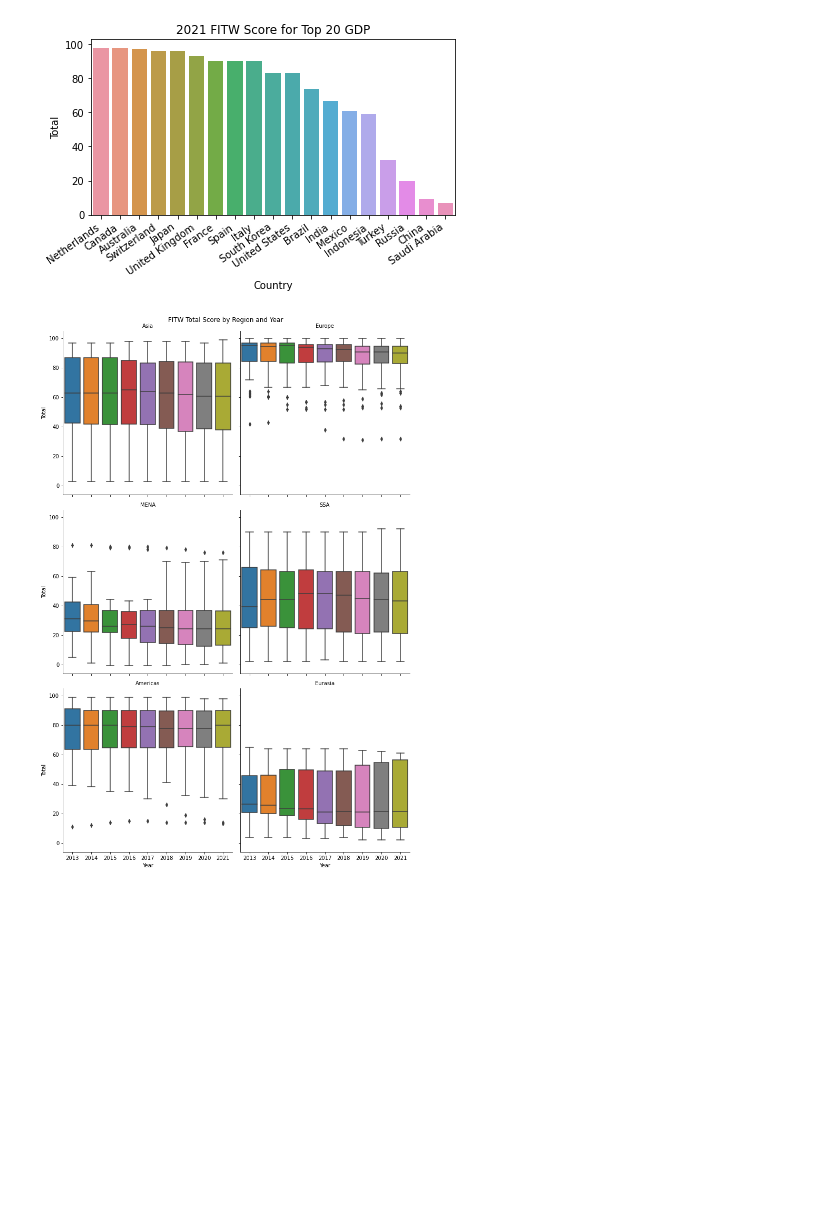
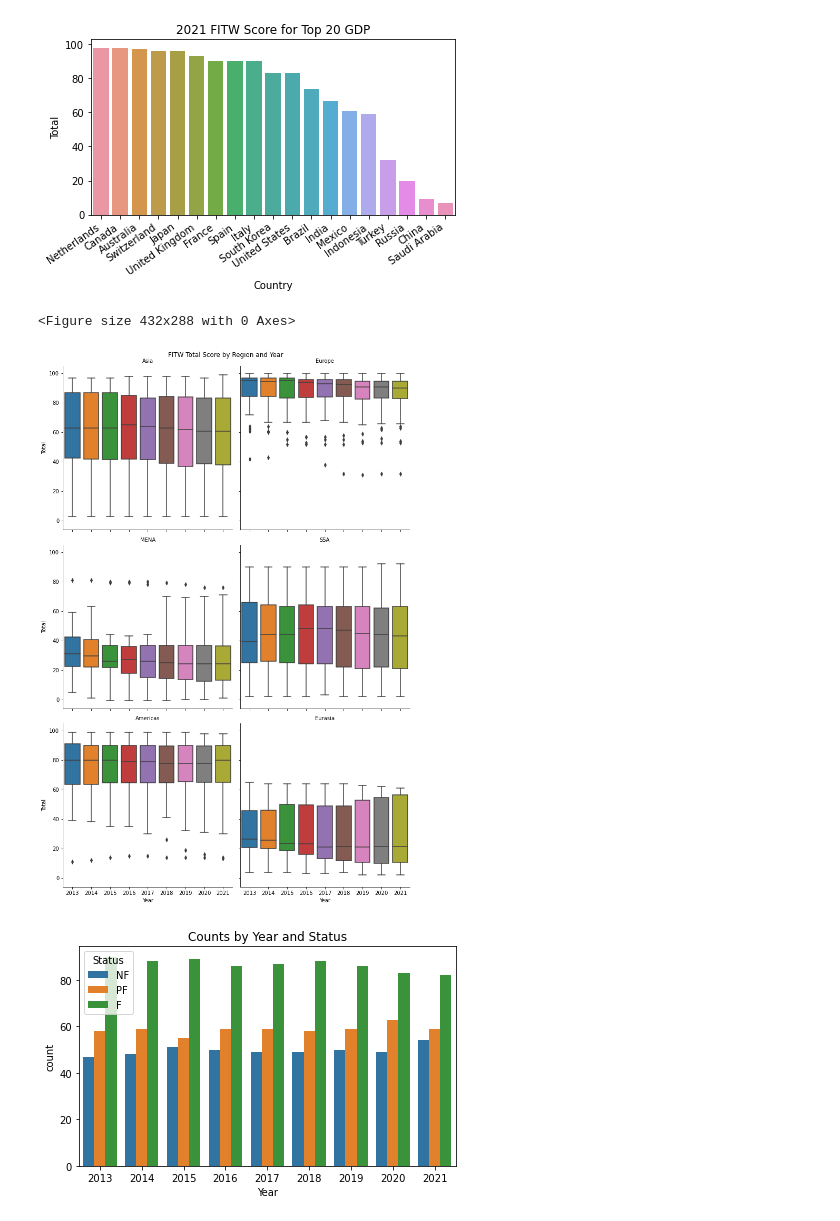
Before and after one commit to keithroger/notebooks, a Jupyter notebook: Freedom in the World 2013-2021/fitw.ipynb, the cells around one changed output. Saved outputs shown, nothing was run; the diff lists cells and outputs as text; code cells hidden in the pictures; blank space fills up the shorter version.

Commit message:
Add year vs status countplot

```diff
--- a/Freedom in the World 2013-2021/fitw.ipynb
+++ b/Freedom in the World 2013-2021/fitw.ipynb
@@ -57,7 +54,7 @@ plt.savefig('images/country_scores_by_gdp.png')
 [figure]
 # %%
 # voilin plot showing the change in distribution by year
-
+plt.figure()
 g = sns.catplot(
         x='Year',
         y='Total',
@@ -70,4 +67,5 @@ g.fig.suptitle('FITW Total Score by Region and Year')
 plt.tight_layout()
 plt.savefig('images/scores_by_year_voilin_plot.png')
 # %% [output]
+<Figure size 432x288 with 0 Axes>
 [figure]
@@ -76,3 +72,12 @@ plt.savefig('images/scores_by_year_voilin_plot.png')
+# %%
+# barplot time vs status
+plt.figure()
+g = sns.countplot(x='Year', hue='Status', data=countries)
+g.set_title('Counts by Year and Status')
+plt.savefig('images/counts_by_year_and_status.png')
+plt.tight_layout()
+# %% [output]
+[figure, added]
 # %%
 # region vs year vs total
 # %%
```
Also changed, not shown: parts of 3 cells of this notebook, 1 other file.
